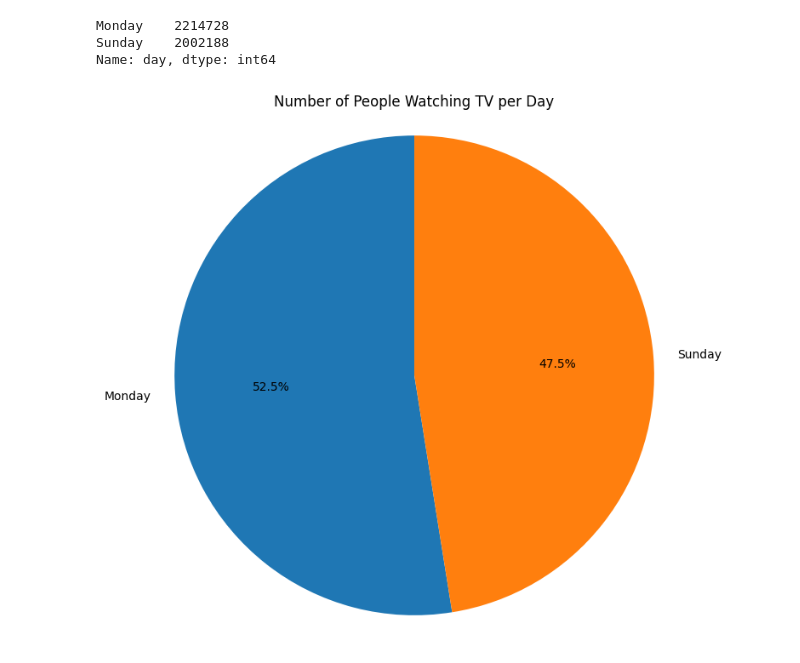
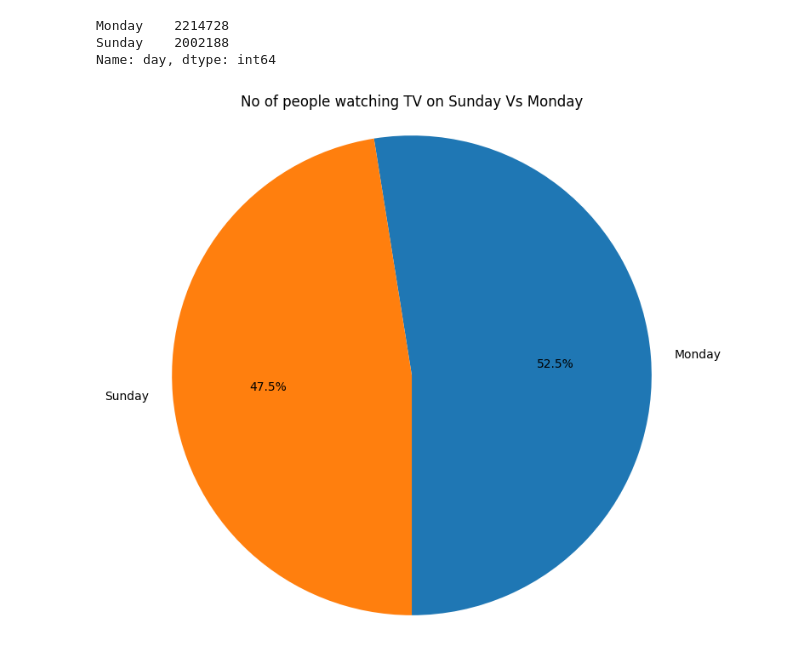
Before and after one commit to shrivatsashetty/Projects, a Jupyter notebook: Synamedia_Project.ipynb, the cells around one changed output. Cells and saved outputs as stored; diff of their text form; code cells hidden in the pictures.

```diff
--- a/Synamedia_Project.ipynb
+++ b/Synamedia_Project.ipynb
@@ -176,8 +174,8 @@ Name: state, dtype: int64
 # %% [markdown]
 # List of actual Malaysian states plus federal territories
 # %%
-states_list = ["Perlis", "Kedah", "Penang", "Perak", "Selangor", "Negeri Sembilan",
-               "Melaka", "Johor", "Kelantan", "Terengganu", "Pahang", "Kuala Lumpur", "Putrajaya", "Sabah", "Sarawak", "Labuan" ]
+states_list = np.array(["Perlis", "Kedah", "Penang", "Perak", "Selangor", "Negeri Sembilan",
+               "Melaka", "Johor", "Kelantan", "Terengganu", "Pahang", "Kuala Lumpur", "Putrajaya", "Sabah", "Sarawak", "Labuan" ])
 # %%
 len(states_list)
 # %% [output]
@@ -185,7 +183,7 @@ len(states_list)
 # %% [markdown]
 # filtering duplicate state if any
 # %%
-states_list = list(set(states_list))
+states_list = np.array(list(set(states_list)))
 # %%
 for state in states_list:
   print(state)
@@ -838,6 +834,7 @@ memory usage: 547.2+ MB
 # %%
 # Assuming you have a DataFrame named 'df' and you want to convert the 'content' column to lowercase
 nz_duration_df['content'] = nz_duration_df['content'].str.lower()
+nz_duration_df['content_source'] = nz_duration_df['content_source'].str.lower()
 # %% [output]
 A value is trying to be set on a copy of a slice from a DataFrame.
 Try using .loc[row_indexer,col_indexer] = value instead
@@ -961,13 +969,13 @@ Sunday    2002188
 Name: day, dtype: int64
 # %%
 plt.figure(figsize=(8, 8))  # Adjust the figure size as needed
-plt.pie(number_of_people_watching_tv_per_day, labels=number_of_people_watching_tv_per_day.index, autopct='%1.1f%%', startangle=90)
+plt.pie(number_of_people_watching_tv_per_day, labels=number_of_people_watching_tv_per_day.index, autopct='%1.1f%%', startangle=270)
 
 # Add a title
-plt.title('Number of People Watching TV per Day')
+plt.title('No of people watching TV on Sunday Vs Monday')
 
 # Show the plot
 plt.axis('equal')  # Equal aspect ratio ensures that pie is drawn as a circle
 plt.show()
 # %% [output]
-[figure, old version]
+[figure, new version]
```
Also changed, not shown: parts of 59 cells of this notebook.
